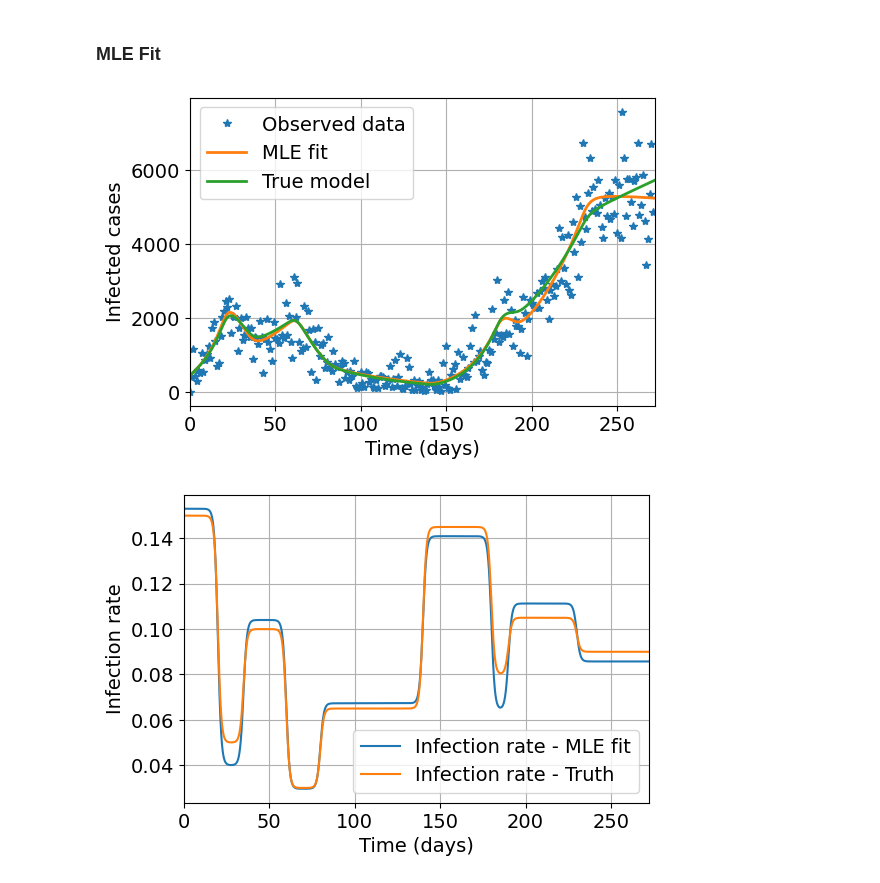
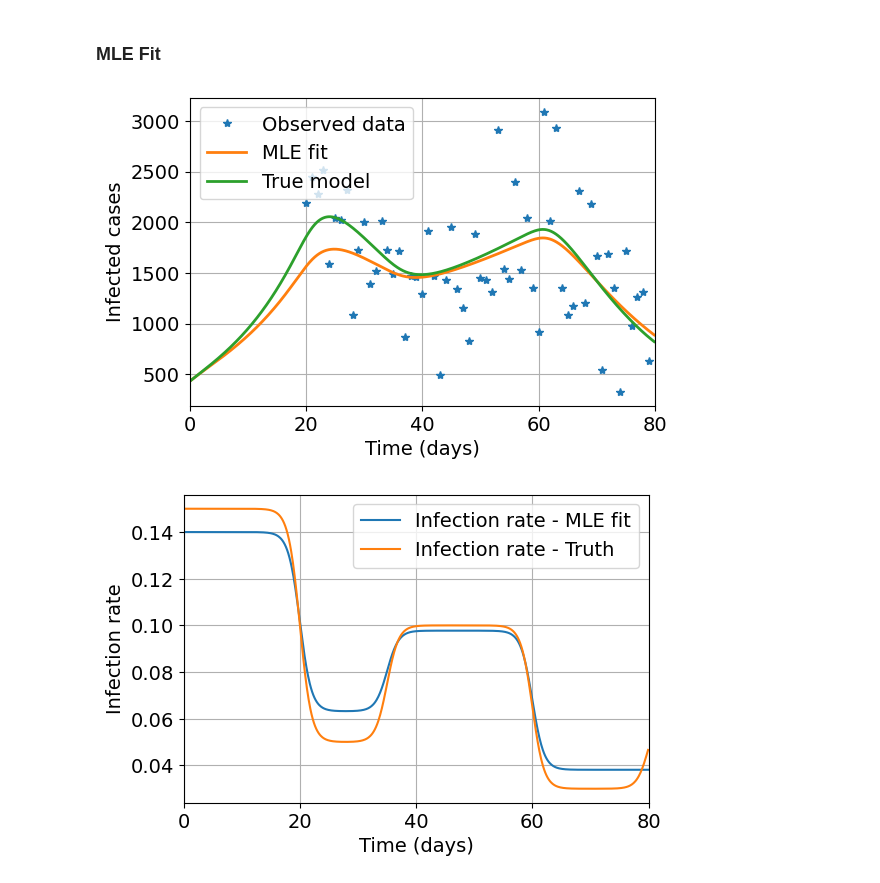
Before and after one commit to sudhipv/sequential_calibration, a Jupyter notebook: MLE/singlePHU/Nbinomial/1phu_sequential_MLE_NB.ipynb, the cells around one changed output. Cells and saved outputs as stored; diff of their text form; code cells hidden in the pictures.

Commit message:
fixed 1 phu grid search and lbfgs codes for estimating parameters in the middle of time series as well

```diff
--- a/MLE/singlePHU/Nbinomial/1phu_sequential_MLE_NB.ipynb
+++ b/MLE/singlePHU/Nbinomial/1phu_sequential_MLE_NB.ipynb
@@ -17,7 +17,9 @@ tstart = 20
 tlim = 80
 t = np.arange(tstart, tlim, 1)
 
-tmoh = np.arange(tstart, tlim, dt)
+
+### keep it always starting at 0
+tmoh = np.arange(0, tlim, dt)
 
 ndiv = 1/dt
 
@@ -65,7 +67,7 @@ I_synthetic = np.zeros((len(t),N_city))
 
 ### Synthetic data - true solution
 file = np.loadtxt('./toronto_synthetic_data.csv')
-I_synthetic[:,0] = file[0:len(t)]
+I_synthetic[:,0] = file[tstart:tlim]
 
 ##############################
 
@@ -126,7 +128,7 @@ param = np.ones(nparam)
 ### When doing sequential calibration, include all the parameters until that time which are already calibrated.
 
 ### Initial guesses of your parameters
-a0 = 0.08
+a0 = 0.14
 a1 = -0.05
 t1 =  20
 a2 =   0.02
@@ -376,14 +384,14 @@ CONVERGENCE: REL_REDUCTION_OF_F_<=_FACTR*EPSMCH
 ########### CHANGE HERE #############
 ### Add the necessary parameter values which are already calibrated along with the current parameters ##############
 
-beta_i[:,0] = param_mle[0] +  param_mle[1]/(1 + np.exp((t1-tmoh)))  \
-+ param_mle[2]/(1 + np.exp((t2-tmoh))) \
-+ param_mle[3]/(1 + np.exp((t3-tmoh))) \
-+ param_mle[4]/(1 + np.exp((t4-tmoh))) \
-+ param_mle[5]/(1 + np.exp((t5-tmoh))) \
-+ param_mle[6]/(1 + np.exp((t6-tmoh))) \
-+ param_mle[7]/(1 + np.exp((t7-tmoh))) \
-+ param_mle[8]/(1 + np.exp((t8-tmoh)))
+beta_i[:,0] = a0 +  param_mle[0]/(1 + np.exp((t1-tmoh)))  \
++ param_mle[1]/(1 + np.exp((t2-tmoh))) \
++ param_mle[2]/(1 + np.exp((t3-tmoh))) \
+# + param_mle[4]/(1 + np.exp((t4-tmoh))) \
+# + param_mle[5]/(1 + np.exp((t5-tmoh))) \
+# + param_mle[6]/(1 + np.exp((t6-tmoh))) \
+# + param_mle[7]/(1 + np.exp((t7-tmoh))) \
+# + param_mle[8]/(1 + np.exp((t8-tmoh)))
 
 
 
@@ -415,32 +423,32 @@ I_truth = file[0:len(tmoh)]
 fig1, ax1 = plt.subplots(figsize=(6, 4))
 plt.plot(t[:tlim], I_synthetic[:tlim,0], '*', markersize=6, label='Observed data')
 plt.plot(tmoh[:int(tlim*ndiv)], I[:int(tlim*ndiv),0], '-',linewidth=2, label='MLE fit')
 plt.plot(tmoh[:int(tlim*ndiv)], I_truth, '-',linewidth=2, label='True model')
 plt.legend(loc='best')
 plt.xlabel('Time (days)')
 plt.xlim([0,tlim])
 plt.ylabel('Infected cases')
 plt.grid()
 plt.savefig('./figs/MLE_fit.pdf', bbox_inches='tight')
 plt.show()
 
 
 ## load saved true model of beta
 
 file = np.loadtxt('./toronto_synthetic_true_beta.csv')
 beta_truth = file[0:len(tmoh)]
 
 
 fig2, ax2 = plt.subplots(figsize=(6, 4))
 ax2.set_xlim([0,tlim])
 ax2.set_xlabel('Time (days)')
 ax2.set_ylabel('Infection rate')
 ax2.grid()
 plt.plot(tmoh, beta_i[:,0], label='Infection rate - MLE fit')
 plt.plot(tmoh, beta_truth, label='Infection rate - Truth')
 plt.legend(loc='best')
 plt.savefig('./figs/beta_fit.pdf',  bbox_inches='tight')
 plt.show()
 # %% [output]
-[figure, old version]
+[figure, new version]
-[figure, old version]
+[figure, new version]
```
Also changed, not shown: parts of 2 cells of this notebook, 5 other files.
